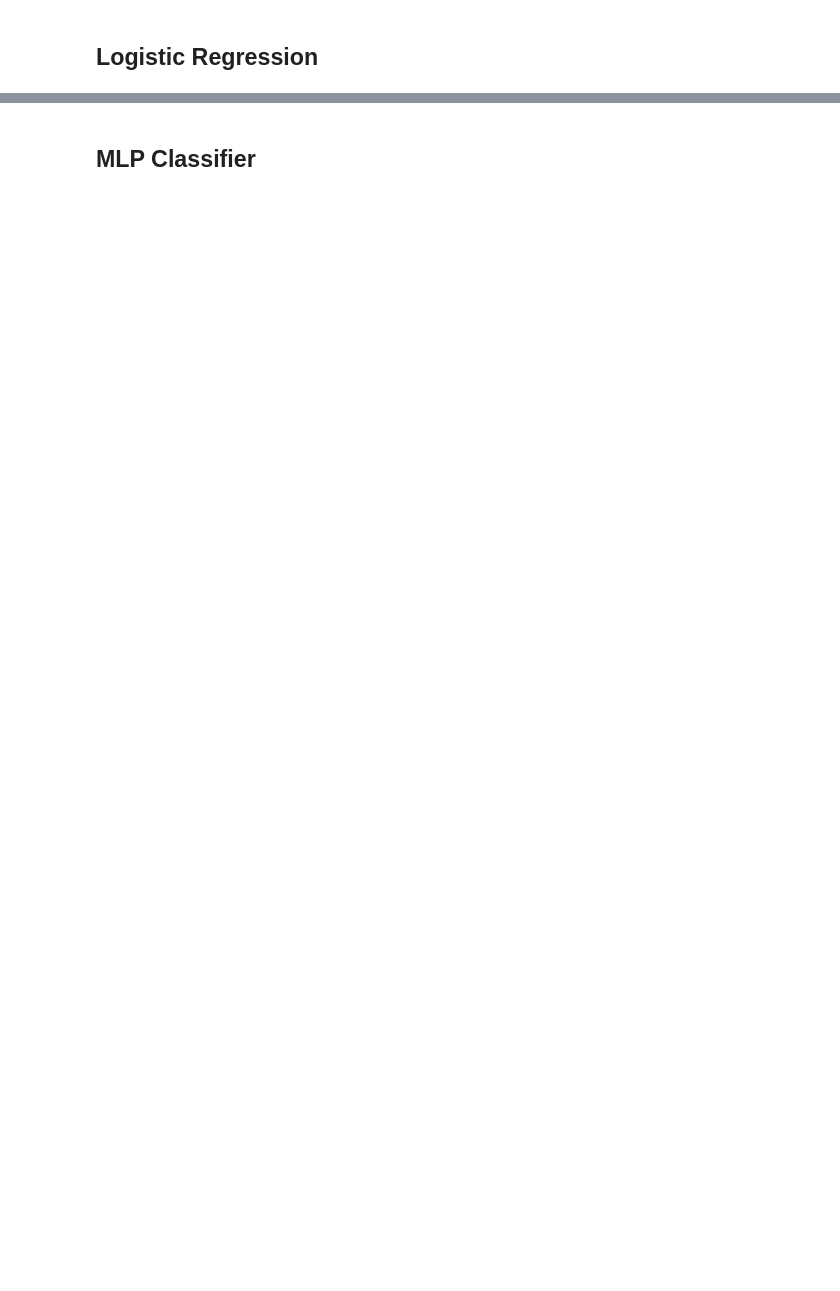
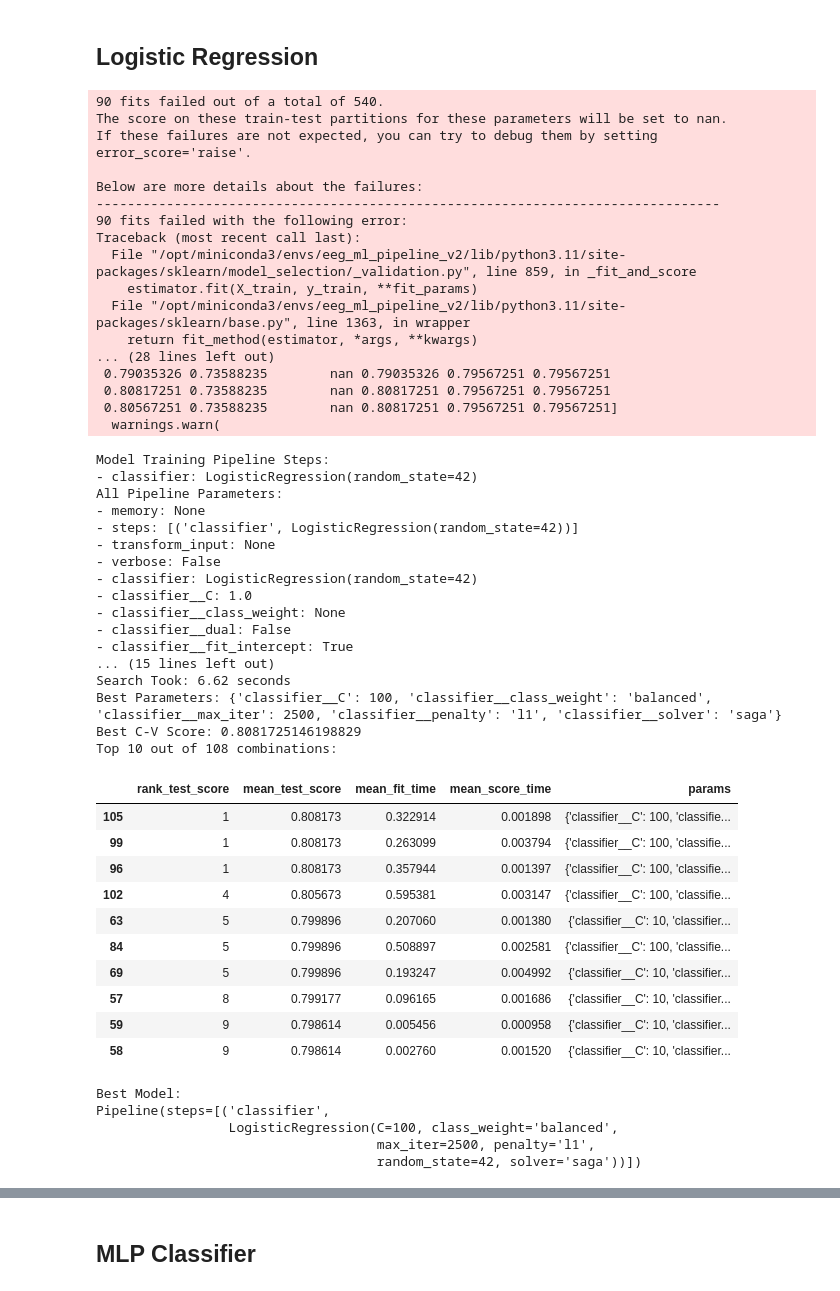
Before and after one commit to StuartG24/EEG_ML_Pipeline, a Jupyter notebook: Notebooks/2_ML_Features_Selection_Training_v6.ipynb, the cells around one changed output, grey strips where cells are left out. Saved outputs shown, nothing was run; the diff lists cells and outputs as text; code cells hidden in the pictures; blank space fills up the shorter version.

```diff
--- a/Notebooks/2_ML_Features_Selection_Training_v6.ipynb
+++ b/Notebooks/2_ML_Features_Selection_Training_v6.ipynb
@@ -863,44 +874,94 @@ model_pipeline = Pipeline([
     ])
 
 grid_params = {
-    'classifier__solver': ['saga', 'lbfgs', 'liblinear'],           # Default is lbfgs. Saga with L1 or l2. Large dataset. liblinear small datasets, binary classifications
-    'classifier__penalty': ['l2'],               # Default L2. L1 or L2 regularisation. Only L2 with Lbfgs
-    'classifier__C': [0.1, 1, 5, 10],                # Default is 1. Strength of regularisation, smaller is stronger
-    # 'logisticregression__class_weight': [None, 'balanced'],    # Tries to adjust classes that are imbalanced .... search gives non, but balanced seems better
-    'classifier__class_weight': ['balanced'],           # Default None. Balanced seems to prevent near zero True predictions
-    'classifier__max_iter': [5000]                      # Default 100. ??? iterations seems to be sufficient
+    'classifier__solver': ['saga','liblinear', 'lbfgs'],          # Default is lbfgs. Saga with L1 or l2. Large dataset. liblinear small datasets, binary classifications
+    'classifier__penalty': ['l1', 'l2'],                        # Types of regulaisation
+    'classifier__C': [1, 10, 100],                 # Default 1. Strength of regularisation, smaller is stronger
+    'classifier__class_weight': [None, 'balanced'],           # Default None. Balanced seems to prevent near zero True predictions
+    'classifier__max_iter': [1000, 2500, 5000]                      # Default 100.
 }
 # scoring = ['accuracy', 'precision', 'recall', 'f1', 'roc_auc']
 
 # # Straight k-fold cross-validation
 # grid_search = GridSearchCV(
 #     model_pipeline, grid_params, cv=5, n_jobs=-1,
 #     scoring='precision'
 #     )
 
 # Stratified k-fold cross-validation
 skf = StratifiedKFold(n_splits=5, shuffle=True, random_state=42)
 grid_search = GridSearchCV(
     model_pipeline, grid_params, cv=skf, n_jobs=-1,
     scoring='precision'
     )
 
 # Grid search run
 start_time = time.perf_counter()
 grid_search.fit(X_train_transformed, y_train)
 duration = time.perf_counter() - start_time
 
 # Checkpoint - Model Training Details
 ml_model_pipeline_details(model_pipeline)
 print('\n')
 grid_search_results(grid_search, duration)
 print(f'Best Model: \n{grid_search.best_estimator_}')
 
 # Retain the best model & save it, as well aas the grid search
 model_logreg = grid_search.best_estimator_
 
 cloudpickle.dump(grid_search, open(run_results_path + '/' + 'grid_search_logreg.pkl', 'wb'))
 cloudpickle.dump(model_logreg, open(run_results_path + '/' + 'model_logreg.pkl', 'wb'))
+# %% [output]
+90 fits failed out of a total of 540.
+The score on these train-test partitions for these parameters will be set to nan.
+If these failures are not expected, you can try to debug them by setting error_score='raise'.
+
+Below are more details about the failures:
+--------------------------------------------------------------------------------
+90 fits failed with the following error:
+Traceback (most recent call last):
+  File "/opt/miniconda3/envs/eeg_ml_pipeline_v2/lib/python3.11/site-packages/sklearn/model_selection/_validation.py", line 859, in _fit_and_score
+    estimator.fit(X_train, y_train, **fit_params)
+  File "/opt/miniconda3/envs/eeg_ml_pipeline_v2/lib/python3.11/site-packages/sklearn/base.py", line 1363, in wrapper
+    return fit_method(estimator, *args, **kwargs)
+... (28 lines left out)
+ 0.79035326 0.73588235        nan 0.79035326 0.79567251 0.79567251
+ 0.80817251 0.73588235        nan 0.80817251 0.79567251 0.79567251
+ 0.80567251 0.73588235        nan 0.80817251 0.79567251 0.79567251]
+  warnings.warn(
+Model Training Pipeline Steps:
+- classifier: LogisticRegression(random_state=42)
+All Pipeline Parameters:
+- memory: None
+- steps: [('classifier', LogisticRegression(random_state=42))]
+- transform_input: None
+- verbose: False
+- classifier: LogisticRegression(random_state=42)
+- classifier__C: 1.0
+- classifier__class_weight: None
+- classifier__dual: False
+- classifier__fit_intercept: True
+... (15 lines left out)
+Search Took: 6.62 seconds
+Best Parameters: {'classifier__C': 100, 'classifier__class_weight': 'balanced', 'classifier__max_iter': 2500, 'classifier__penalty': 'l1', 'classifier__solver': 'saga'}
+Best C-V Score: 0.8081725146198829
+Top 10 out of 108 combinations:
+|  | rank_test_score | mean_test_score | mean_fit_time | mean_score_time | params |
+| 105 | 1 | 0.808173 | 0.322914 | 0.001898 | {'classifier__C': 100, 'classifie... |
+| 99 | 1 | 0.808173 | 0.263099 | 0.003794 | {'classifier__C': 100, 'classifie... |
+| 96 | 1 | 0.808173 | 0.357944 | 0.001397 | {'classifier__C': 100, 'classifie... |
+| 102 | 4 | 0.805673 | 0.595381 | 0.003147 | {'classifier__C': 100, 'classifie... |
+| 63 | 5 | 0.799896 | 0.207060 | 0.001380 | {'classifier__C': 10, 'classifier... |
+| 84 | 5 | 0.799896 | 0.508897 | 0.002581 | {'classifier__C': 100, 'classifie... |
+| 69 | 5 | 0.799896 | 0.193247 | 0.004992 | {'classifier__C': 10, 'classifier... |
+| 57 | 8 | 0.799177 | 0.096165 | 0.001686 | {'classifier__C': 10, 'classifier... |
+| 59 | 9 | 0.798614 | 0.005456 | 0.000958 | {'classifier__C': 10, 'classifier... |
+| 58 | 9 | 0.798614 | 0.002760 | 0.001520 | {'classifier__C': 10, 'classifier... |
+Best Model:
+Pipeline(steps=[('classifier',
+                 LogisticRegression(C=100, class_weight='balanced',
+                                    max_iter=2500, penalty='l1',
+                                    random_state=42, solver='saga'))])
 # %%
 # Model Predictions & Evaluation
 #
```
Also changed, not shown: parts of 8 cells of this notebook, 4 other files.
